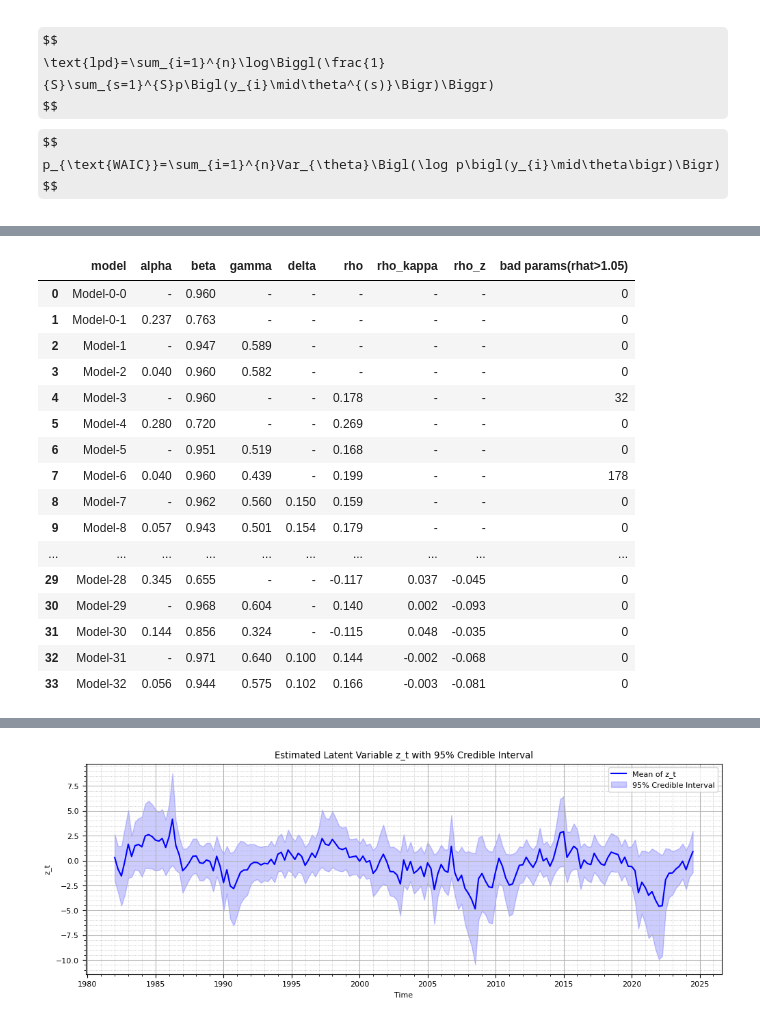
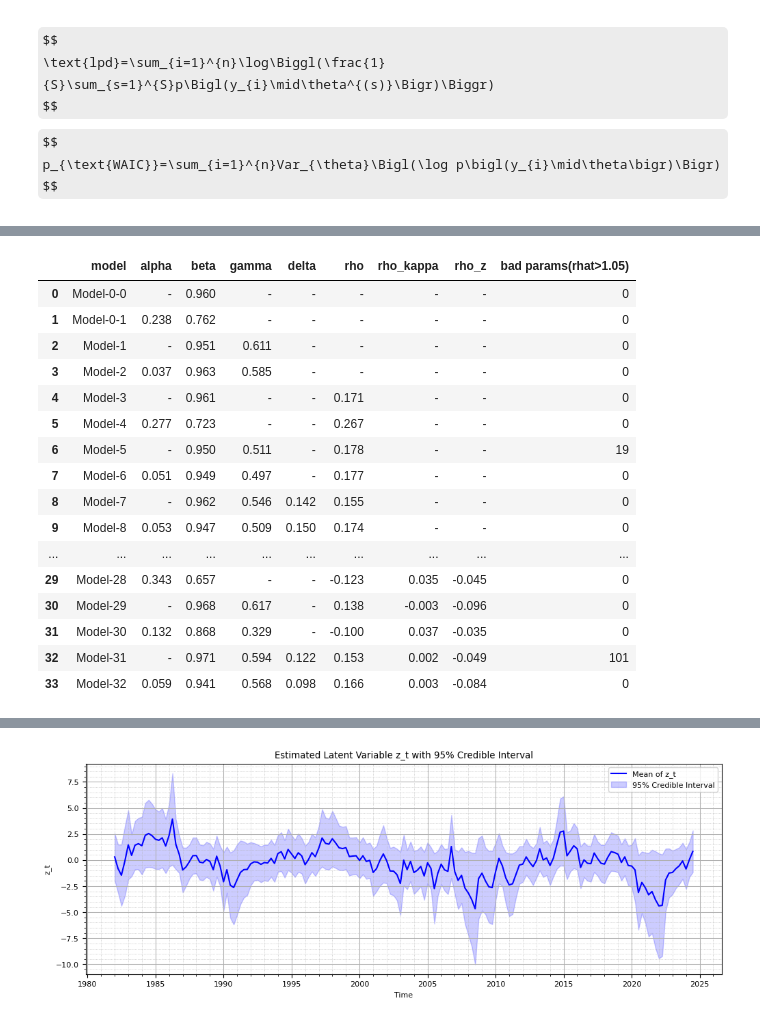
Before and after one commit to Ichikawa-Satoshi/NKPC_HSA_MCMC, a Jupyter notebook: code/main.ipynb, the cells around one changed output, grey strips where cells are left out. Drawn from its saved outputs; the diff is of its cells as text; code cells hidden in the pictures; some formulas as TeX source.

````diff
--- a/code/main.ipynb
+++ b/code/main.ipynb
@@ -184,7 +184,7 @@ $$
 # %%
 warmup= 10000
 samples=15000
-chains = 2
+chains = 4
 rng_key = jax.random.PRNGKey(0)
 # %% [markdown]
 # Normal NKPC
@@ -550,7 +556,7 @@ dict_idata = {'Model-1':idata_1, 'Model-2':idata_2,
               'Model-7':idata_7,'Model-8':idata_8}
 
 df_list = []
-
+df = data
 data_N = pd.read_csv("data/BLS-bd-BDS0000000000000000120001LQ5.csv")
 data_N["N_end"] = data_N["National – Gross Job Gains – Number of Establishments – Total private – National – Private Sector – Quarterly – Level – Seasonally Adjusted – All size classes – U.S. totals – Establishment (BLS/bd/BDS0000000000000000120001LQ5)"]
 data_N["N"] = data_N["N_end"].shift(1)
@@ -1674,7 +1680,7 @@ dict_idata = {'Model-0-0':idata_0_0,'Model-0-1':idata_0_1,
               'Model-5':idata_5,'Model-6':idata_6,
               'Model-7':idata_7,'Model-8':idata_8,
               'Model-9':idata_9, 'Model-10':idata_10,
-              'Model-11':idata_12, 'Model-12':idata_13,
+              'Model-11':idata_11, 'Model-12':idata_12,
               'Model-13':idata_13,'Model-14':idata_14,
               'Model-15':idata_15,'Model-16':idata_16,
               'Model-17':idata_17, 'Model-18':idata_18,
@@ -1694,45 +1700,45 @@ az.plot_compare(df_waic, figsize=(12, 18))
 # %%
-params = ["alpha", "beta", "gamma", "delta", "kappa" , "rho", "rho_kappa", "rho_z"]
+params = ["alpha", "beta", "gamma", "delta", "rho", "rho_kappa", "rho_z"]
 
 df_list = []
 for model_name, idata in dict_idata.items():
     row = {"model": model_name}
     available_params = list(idata.posterior.data_vars)
     for param in params:
         if param in available_params:
             summary = az.summary(idata, var_names=[param], kind="stats")
             row[param] = f"{summary.loc[param, 'mean']:.3f}"
         else:
             row[param] = "-"
 
     summary_rhat = az.summary(idata)
-    n_bad_rhat = (summary_rhat["r_hat"] > 1.05).sum()
+    n_bad_rhat = (summary_rhat["r_hat"] > 1.1).sum()
     row["bad params(rhat>1.05)"] = n_bad_rhat
     df_list.append(row)
 
 summary_df = pd.DataFrame(df_list)
 display(summary_df)
 
 latex_code = summary_df.to_latex(index=False)
 display(Markdown(f"```latex\n{latex_code}\n```"))
 # %% [output]
 |  | model | alpha | beta | gamma | delta | rho | rho_kappa | rho_z | bad params(rhat>1.05) |
 | 0 | Model-0-0 | - | 0.960 | - | - | - | - | - | 0 |
-| 1 | Model-0-1 | 0.237 | 0.763 | - | - | - | - | - | 0 |
-| 2 | Model-1 | - | 0.947 | 0.589 | - | - | - | - | 0 |
-| 3 | Model-2 | 0.040 | 0.960 | 0.582 | - | - | - | - | 0 |
-| 4 | Model-3 | - | 0.960 | - | - | 0.178 | - | - | 32 |
-| 5 | Model-4 | 0.280 | 0.720 | - | - | 0.269 | - | - | 0 |
-| 6 | Model-5 | - | 0.951 | 0.519 | - | 0.168 | - | - | 0 |
-| 7 | Model-6 | 0.040 | 0.960 | 0.439 | - | 0.199 | - | - | 178 |
-| 8 | Model-7 | - | 0.962 | 0.560 | 0.150 | 0.159 | - | - | 0 |
-| 9 | Model-8 | 0.057 | 0.943 | 0.501 | 0.154 | 0.179 | - | - | 0 |
+| 1 | Model-0-1 | 0.238 | 0.762 | - | - | - | - | - | 0 |
+| 2 | Model-1 | - | 0.951 | 0.611 | - | - | - | - | 0 |
+| 3 | Model-2 | 0.037 | 0.963 | 0.585 | - | - | - | - | 0 |
+| 4 | Model-3 | - | 0.961 | - | - | 0.171 | - | - | 0 |
+| 5 | Model-4 | 0.277 | 0.723 | - | - | 0.267 | - | - | 0 |
+| 6 | Model-5 | - | 0.950 | 0.511 | - | 0.178 | - | - | 19 |
+| 7 | Model-6 | 0.051 | 0.949 | 0.497 | - | 0.177 | - | - | 0 |
+| 8 | Model-7 | - | 0.962 | 0.546 | 0.142 | 0.155 | - | - | 0 |
+| 9 | Model-8 | 0.053 | 0.947 | 0.509 | 0.150 | 0.174 | - | - | 0 |
 | ... | ... | ... | ... | ... | ... | ... | ... | ... | ... |
-| 29 | Model-28 | 0.345 | 0.655 | - | - | -0.117 | 0.037 | -0.045 | 0 |
-| 30 | Model-29 | - | 0.968 | 0.604 | - | 0.140 | 0.002 | -0.093 | 0 |
-| 31 | Model-30 | 0.144 | 0.856 | 0.324 | - | -0.115 | 0.048 | -0.035 | 0 |
-| 32 | Model-31 | - | 0.971 | 0.640 | 0.100 | 0.144 | -0.002 | -0.068 | 0 |
-| 33 | Model-32 | 0.056 | 0.944 | 0.575 | 0.102 | 0.166 | -0.003 | -0.081 | 0 |
+| 29 | Model-28 | 0.343 | 0.657 | - | - | -0.123 | 0.035 | -0.045 | 0 |
+| 30 | Model-29 | - | 0.968 | 0.617 | - | 0.138 | -0.003 | -0.096 | 0 |
+| 31 | Model-30 | 0.132 | 0.868 | 0.329 | - | -0.100 | 0.037 | -0.035 | 0 |
+| 32 | Model-31 | - | 0.971 | 0.594 | 0.122 | 0.153 | 0.002 | -0.049 | 101 |
+| 33 | Model-32 | 0.059 | 0.941 | 0.568 | 0.098 | 0.166 | 0.003 | -0.084 | 0 |
 ```latex
 \begin{tabular}{llllllllr}
 \toprule
````
Also changed, not shown: parts of 14 cells of this notebook, 4 other files.
